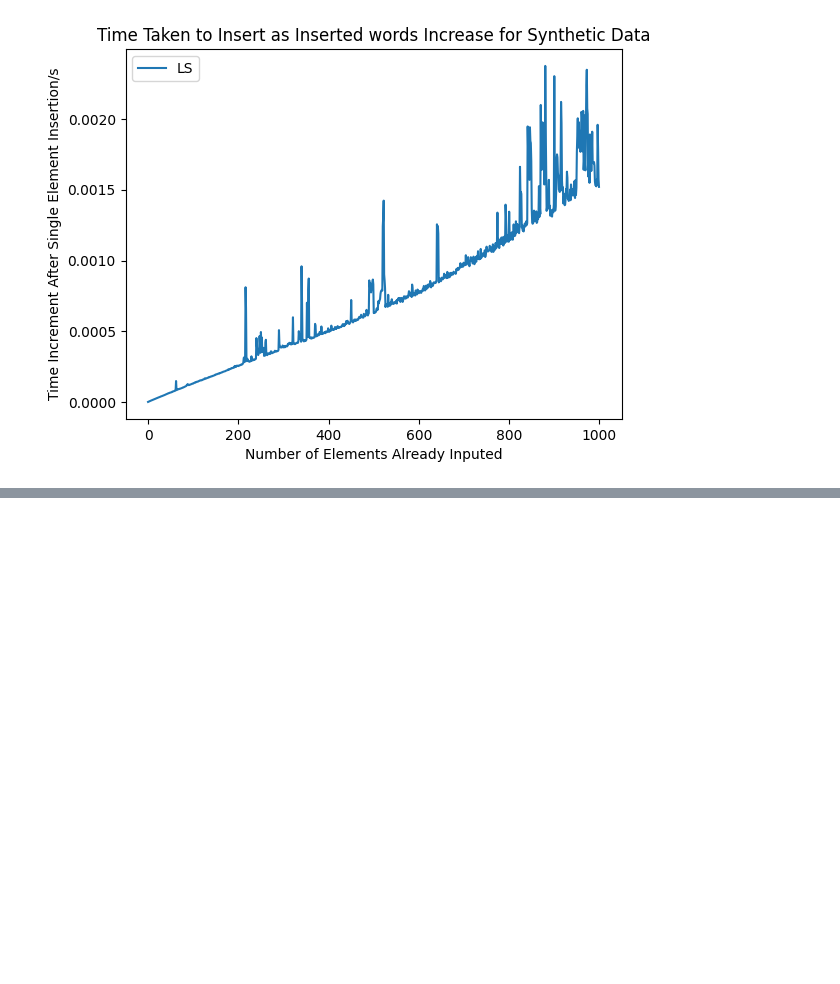
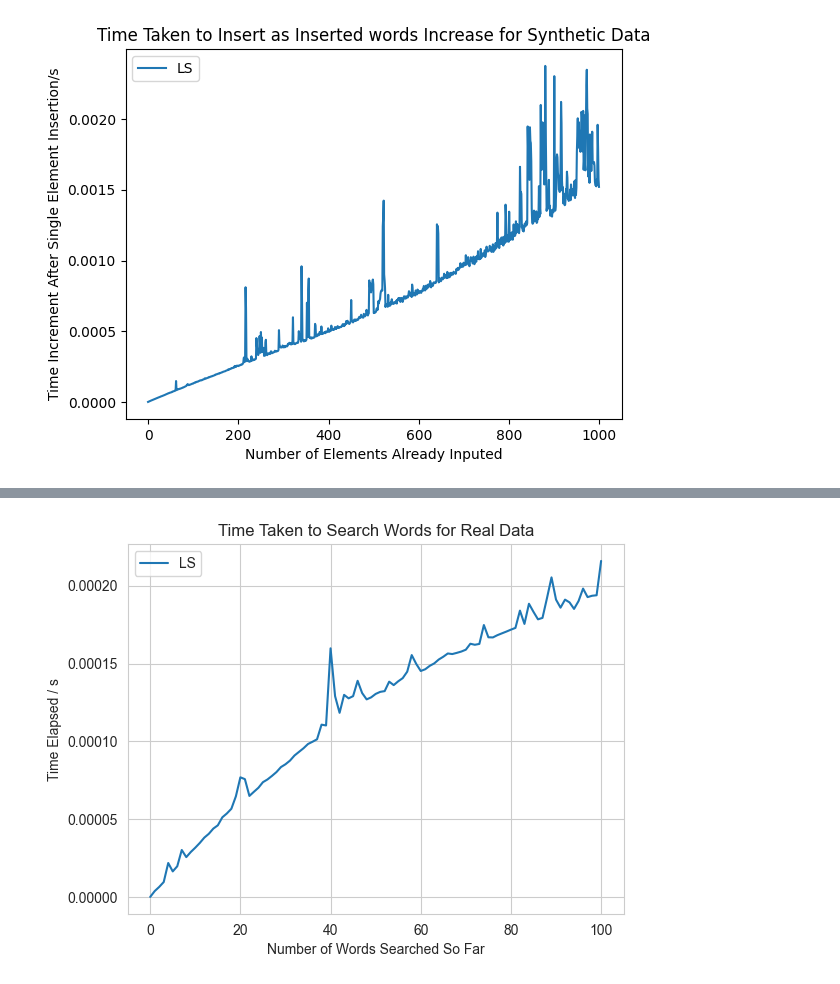
Before and after one commit to ariwo17/set-membership-algorithms-coursework, a Jupyter notebook: Archive/SavaniGraphs.ipynb, the cells around one changed output, grey strips where cells are left out. Cells and saved outputs as stored; diff of their text form; code cells hidden in the pictures; blank space fills up the shorter version.

```diff
--- a/Archive/SavaniGraphs.ipynb
+++ b/Archive/SavaniGraphs.ipynb
@@ -749,3 +763,9 @@ pd_search_time
 # %%
 pd_search_time_synthetic
+# %%
+search_graph = sns.lineplot(data=pd_search_time.drop("Unnamed: 0",axis=1).drop("BST", axis=1).drop("LLRBT", axis=1).drop("BF", axis=1),color='blue')
+search_graph.set(title='Time Taken to Search Words for Real Data', xlabel='Number of Words Searched So Far', ylabel='Time Elapsed / s')
+plt.show()
+# %% [output]
+[figure, added]
 # %%
```
Also changed, not shown: parts of 6 cells of this notebook, 1 other file.
